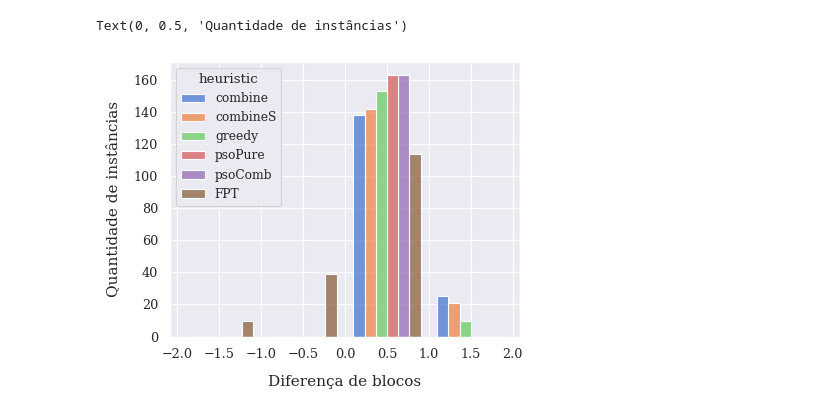
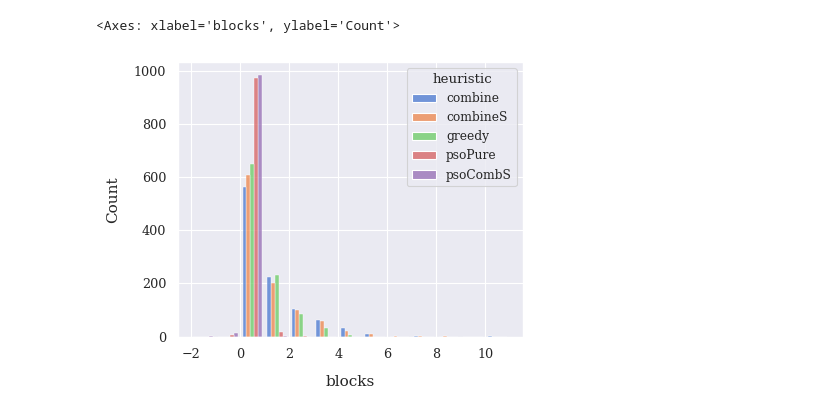
Before and after one commit to marmitar/MCSP-Data-Analysis, a Jupyter notebook: fpt.ipynb, the cells around one changed output. Cells and saved outputs as stored; diff of their text form; code cells hidden in the pictures.

```diff
--- a/fpt.ipynb
+++ b/fpt.ipynb
@@ -72,14 +85,14 @@ df.head(20)
 # %%
-N = 7
+N = 6
 
 df_better = df.copy()
 
 select = []
 for i in range(len(df) // N):
-    assert df_better['heuristic'][N * i + N - 2] == "psoComb", df_better['heuristic'][N * i + N - 2]
-    if df_better['blocks'][N * i + N - 2] < df_better['blocks'][N * i + N - 4]:
+    assert df_better['heuristic'][N * i + N - 1] == "psoCombS", df_better['heuristic'][N * i + N - 1]
+    if df_better['blocks'][N * i + N - 1] > df_better['blocks'][N * i + N - 3]:
         select.extend([N * i + k for k in range(N)])
 
 df_better = df_better.iloc[select]
-df_better
+df_better[(df_better['heuristic'] == 'pso') | (df_better['heuristic'] == 'psoCombS')]
 # %% [output]
@@ -94,7 +102,7 @@ df_better
 # %%
-N = 7
+N = 6
 
-def diff_pso(column: pd.Series, *, selected: int = N - 1):
+def diff_pso(column: pd.Series, *, selected: int = N - 3):
     rest = [i for i in range(N) if i != selected]
     match column.name:
         case 'heuristic':
@@ -115,29 +123,8 @@ def diff_pso(column: pd.Series, *, selected: int = N - 1):
         case _:
             return column
 
-df_pairs = df.copy()
-l = df_pairs['left'].str.strip('[]').str.split(',').str.join(' ')
-r = df_pairs['right'].str.strip('[]').str.split(',').str.join(' ')
-df_pairs['pair'] = l + r
-
-select = []
-for i in range(len(df) // N):
-    assert df_pairs['heuristic'][N * i + N - 1].startswith('FPT'), df_pairs['heuristic'][N * i + N - 1]
-    df_pairs.loc[N * i + N - 1, 'pair'] = df_pairs['pair'][N * i]
-    if df_pairs['exact'][N * i + N - 1]:
-        select.extend([N * i + k for k in range(N)])
-
-# contains only cases where FPT was exact
-df_exact = df_pairs.iloc[select][[col for col in df_pairs.columns if col != "exact"]]
-df_exact.to_csv('FPT3-exact.csv', index=False)
-
-# contains all
-df_pairs.loc[(df_pairs['heuristic'] == "FPT") & df_pairs['exact'], 'heuristic'] = "FPT (NE)"
-df_pairs = df_pairs[[col for col in df_pairs.columns if col != "exact"]]
-df_pairs.to_csv('FPT3-pairs.csv', index=False)
-
-fpt_diff = df_exact.groupby('pair').transform(diff_pso, selected=3)
-fpt_diff = fpt_diff[fpt_diff["heuristic"] != "best"]
-fpt_diff.head(10)
+pso_diff = df.groupby('pair').transform(diff_pso, selected=3)
+pso_diff = pso_diff[pso_diff["heuristic"] != "best"]
+pso_diff.head(10)
 # %% [output]
 |  | size | repeats | singles | maxRepeat | edges | psoIter | heuristic | blocks | score | time | left | ... |
@@ -154,7 +141,5 @@ fpt_diff.head(10)
 # %%
-sns.histplot(fpt_diff, x="blocks", hue="heuristic", multiple="dodge", binwidth=1, shrink=0.8)
-plt.xlabel("Diferença de blocos")
-plt.ylabel("Quantidade de instâncias")
+sns.histplot(pso_diff, x="blocks", hue="heuristic", multiple="dodge", binwidth=1, shrink=0.8)
 # %% [output]
-Text(0, 0.5, 'Quantidade de instâncias')
+<Axes: xlabel='blocks', ylabel='Count'>
-[figure, old version]
+[figure, new version]
```
Also changed, not shown: parts of 10 cells of this notebook, 31 other files.
